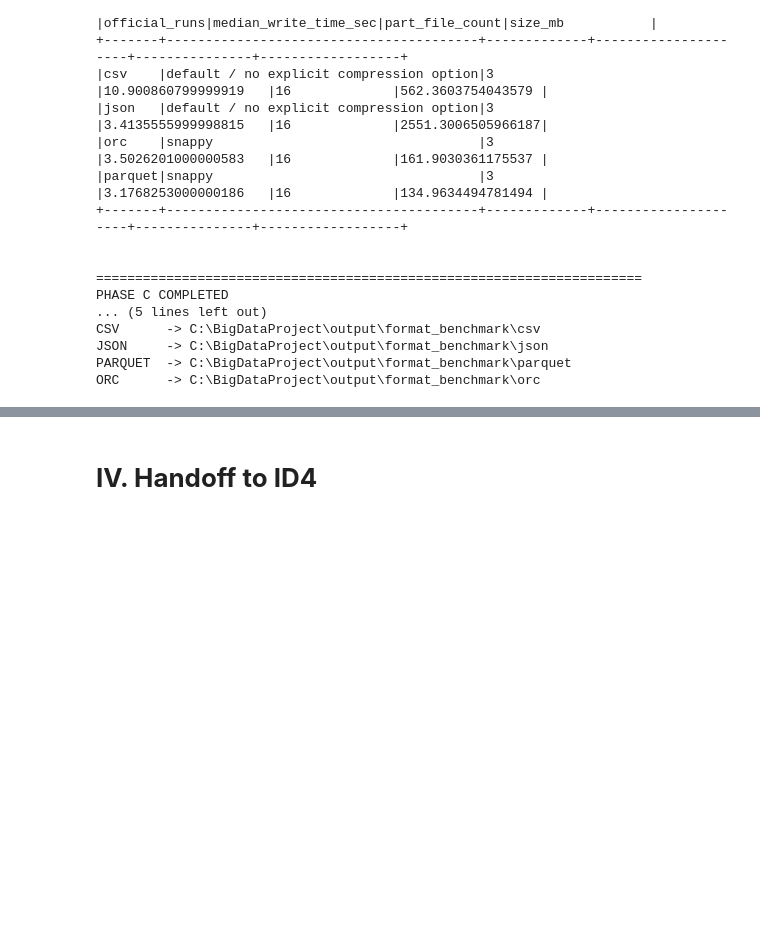
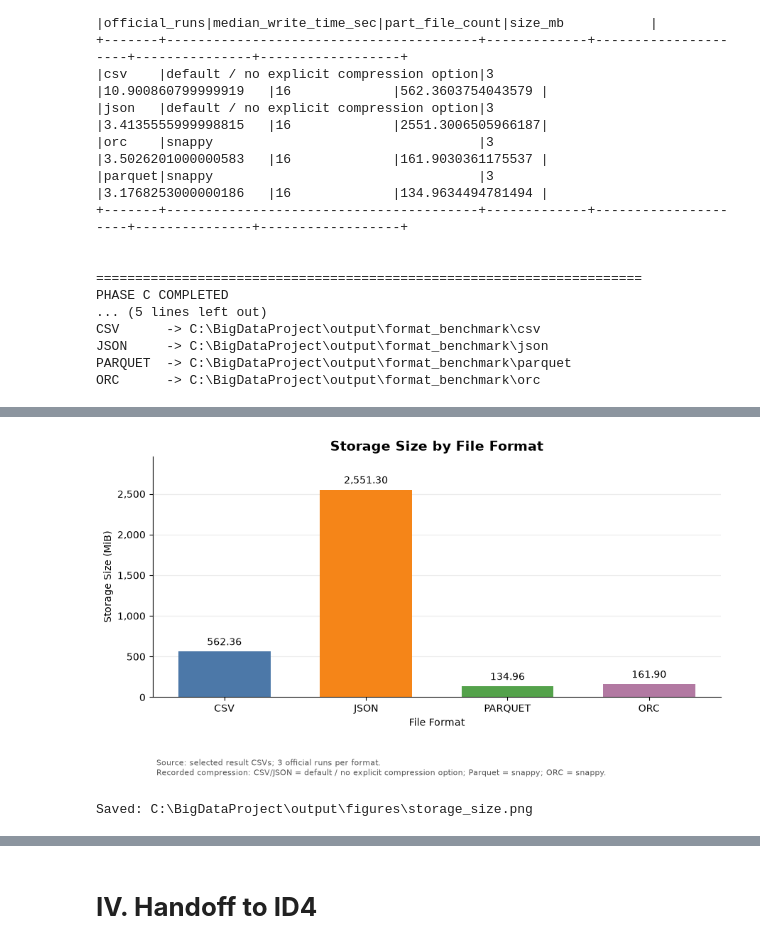
Before and after one commit to michbinh/bigdata-spark-project-group-3, a Jupyter notebook: docs/notebooks/02_airline_format_benchmark.ipynb, the cells around one changed output, grey strips where cells are left out. Cells and saved outputs as stored; diff of their text form; code cells hidden in the pictures; blank space fills up the shorter version.

Commit message:
Finalize ID3 report, notebooks, and benchmark artifacts

```diff
--- a/docs/notebooks/02_airline_format_benchmark.ipynb
+++ b/docs/notebooks/02_airline_format_benchmark.ipynb
@@ -299,10 +293,7 @@ import os
 
 OUTPUT_ROOT = r"C:\BigDataProject\output\format_benchmark"
 
-OUTPUT_PATHS = {
-    fmt: os.path.join(OUTPUT_ROOT, fmt)
-    for fmt in FORMATS
-}
+OUTPUT_PATHS = {fmt: os.path.join(OUTPUT_ROOT, fmt) for fmt in FORMATS}
 
 # Only the benchmark root is created now.
 # Spark will create or overwrite each format directory during the write.
@@ -561,11 +536,7 @@ for fmt in FORMATS:
 
     # Use the exact same write function as the official benchmark,
     # but intentionally discard the measured time.
-    timed_write(
-        benchmark_df,
-        fmt,
-        OUTPUT_PATHS[fmt]
-    )
+    timed_write(benchmark_df, fmt, OUTPUT_PATHS[fmt])
 
     print(f"{fmt.upper()} warm-up completed.")
 
@@ -617,17 +588,11 @@ for run_number in range(1, OFFICIAL_RUNS + 1):
     print("=" * 70)
 
     for fmt in FORMATS:
-
         output_path = OUTPUT_PATHS[fmt]
-
         print(f"\nWriting {fmt.upper()}...")
 
         # Measure the complete Spark write execution.
-        write_time = timed_write(
-            benchmark_df,
-            fmt,
-            output_path
-        )
+        write_time = timed_write(benchmark_df, fmt, output_path)
 
         # Measure output size only after the timed write has completed.
         size_info = get_output_size(output_path)
@@ -706,12 +671,7 @@ results_df.show(20, truncate=False)
 
 # Validate each format independently.
 for fmt in FORMATS:
-
-    format_results = [
-        result
-        for result in benchmark_results
-        if result["format"] == fmt
-    ]
+    format_results = [result for result in benchmark_results if result["format"] == fmt]
 
     assert len(format_results) == OFFICIAL_RUNS
     assert all(r["row_count"] == materialized_row_count for r in format_results)
@@ -892,0 +927,19 @@ ORC      -> C:\BigDataProject\output\format_benchmark\orc
+# %%
+fig, ax = plt.subplots(figsize=(9, 5))
+values = chart_data["size_mib"]
+
+bars = ax.bar(chart_data.index.str.upper(), values, color=bar_colors, width=0.65)
+ax.bar_label(bars, labels=[f"{value:,.2f}" for value in values], padding=4)
+
+ax.set(
+    title="Storage Size by File Format",
+    xlabel="File Format", ylabel="Storage Size (MiB)",
+)
+ax.set_ylim(0, values.max() * 1.16)
+ax.yaxis.set_major_formatter(StrMethodFormatter("{x:,.0f}"))
+ax.grid(axis="y", alpha=0.25)
+
+save_and_show(fig, "storage_size.png")
+# %% [output]
+[figure, added]
+Saved: C:\BigDataProject\output\figures\storage_size.png
```
Also changed, not shown: parts of 23 cells of this notebook, 12 other files.
